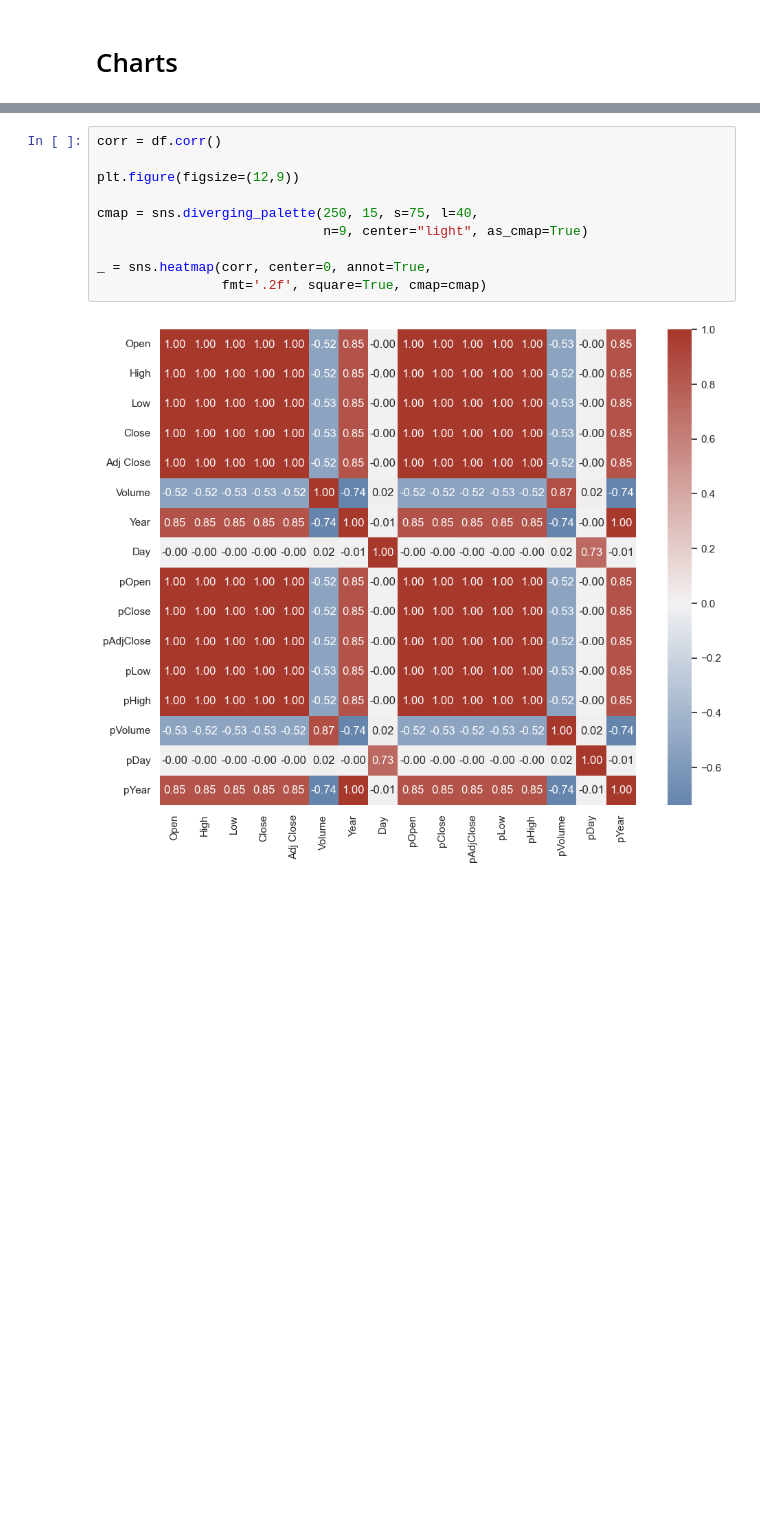
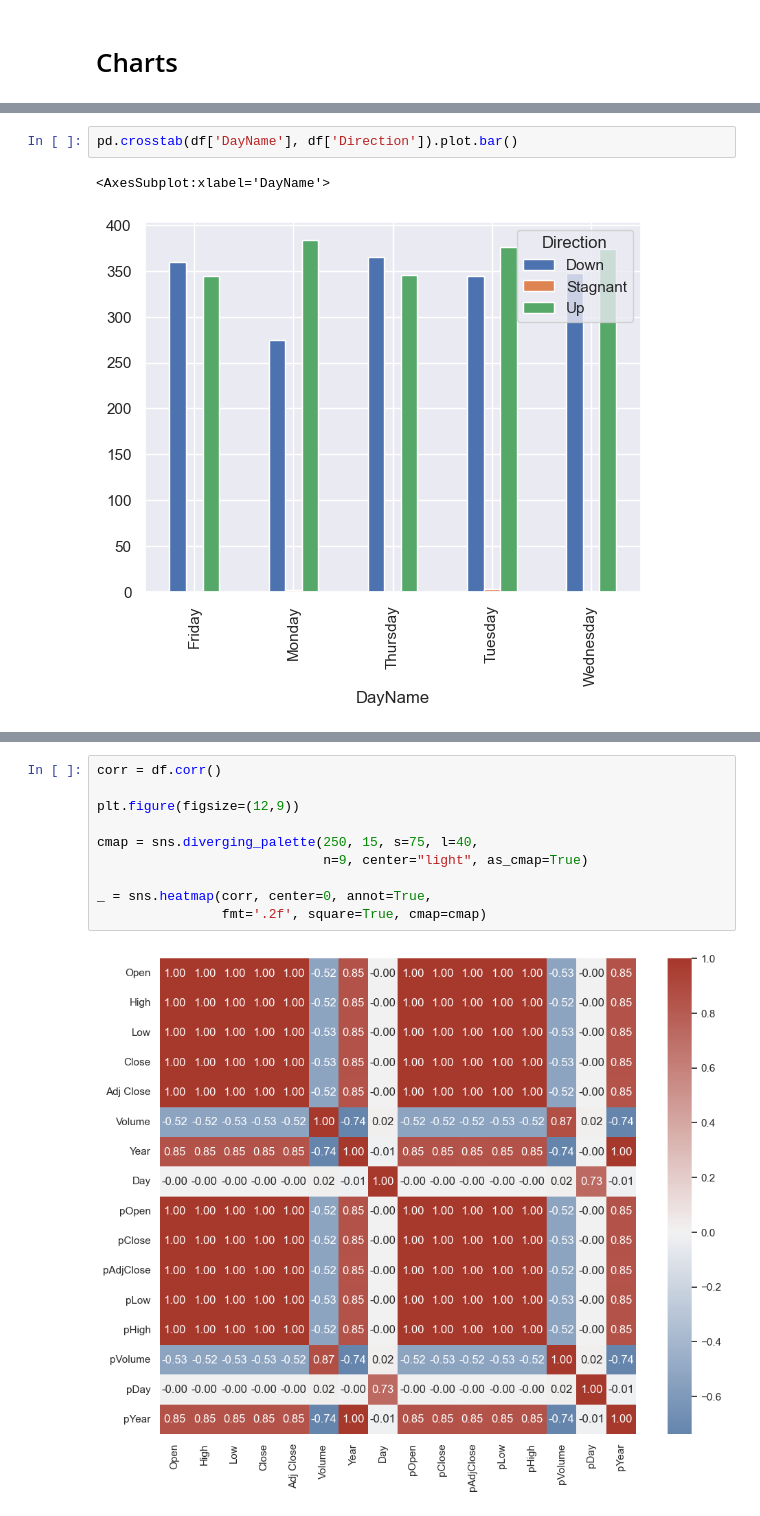
Before and after one commit to andykr1k/AppleStockAnalysis, a Jupyter notebook: main.ipynb, the cells around one changed output, grey strips where cells are left out. Cells and saved outputs as stored; diff of their text form; blank space fills up the shorter version.

```diff
--- a/main.ipynb
+++ b/main.ipynb
@@ -128,0 +135,5 @@ time: 16.5 ms (started: 2022-12-10 17:17:58 -08:00)
+# %%
+pd.crosstab(df['DayName'], df['Direction']).plot.bar()
+# %% [output]
+<AxesSubplot:xlabel='DayName'>
+[figure, added]
```
Also changed, not shown: parts of 9 cells of this notebook.
